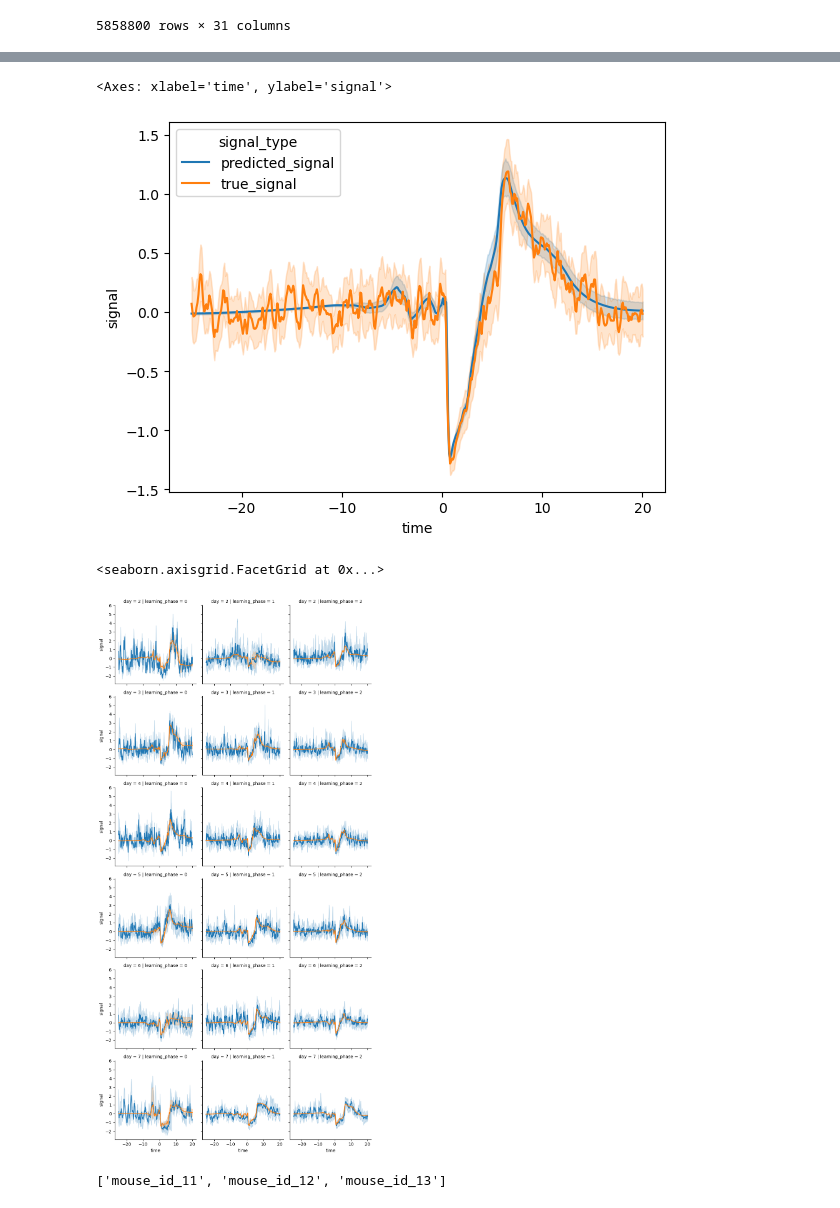
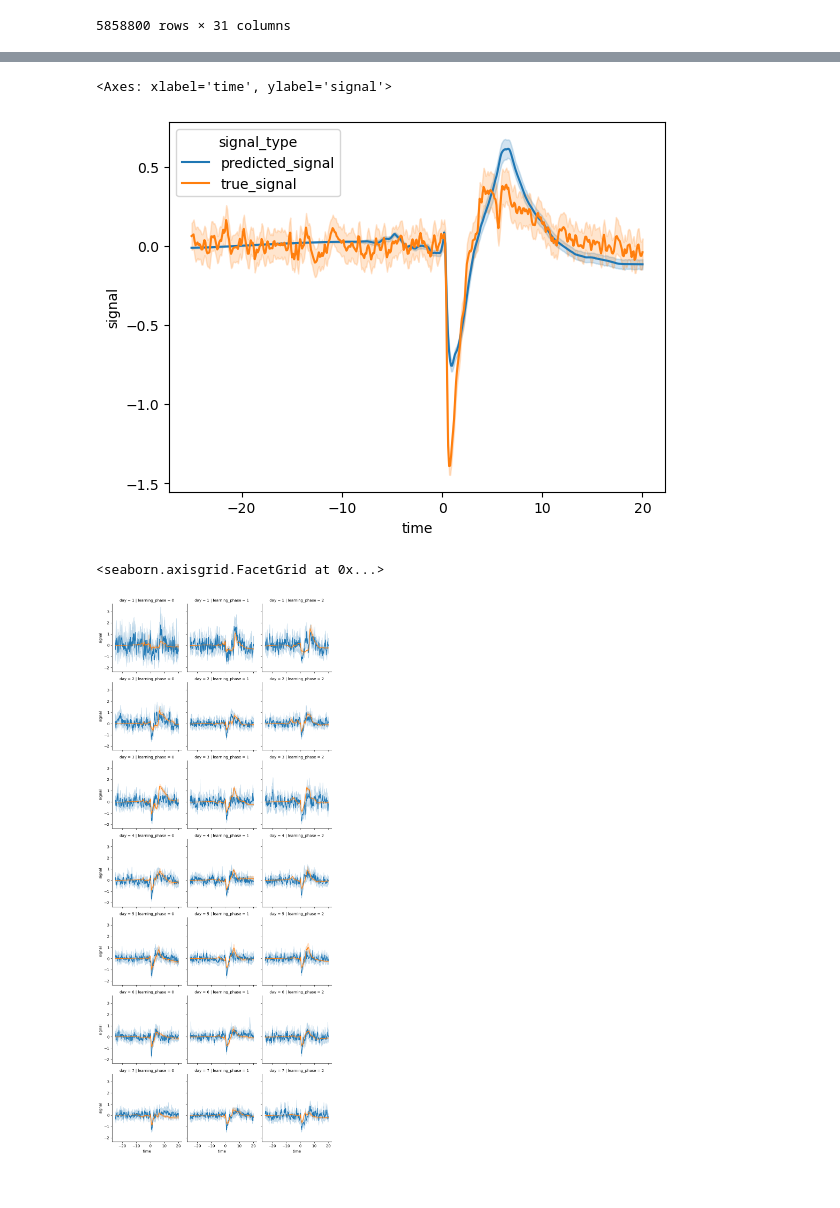
Before and after one commit to Mschaid/ENIGMA, a Jupyter notebook: notebooks/reports/dopamine_full_sequence_stacked_lstm_01.ipynb, the cells around one changed output, grey strips where cells are left out. Saved outputs shown, nothing was run; the diff lists cells and outputs as text; code cells hidden in the pictures.

```diff
--- a/notebooks/reports/dopamine_full_sequence_stacked_lstm_01.ipynb
+++ b/notebooks/reports/dopamine_full_sequence_stacked_lstm_01.ipynb
@@ -103,4 +131,4 @@ Non-trainable params: 0
 _________________________________________________________________
 # %%
-predicted_signal = model.predict(train_processor.test_x)
+predicted_signal = model.predict(X_test)
 # %% [output]
@@ -108,8 +136,7 @@ predicted_signal = model.predict(train_processor.test_x)
 # %%
-test_df = (
-    train_processor.test_x
-    .assign(
-        true_signal=train_processor.test_y,
-        predicted_signal = predicted_signal
-        )
-              )
+full_test_set = (X_test
+                 .assign(
+                     true_signal=y_test,
+                     predicted_signal = predicted_signal
+                     )
+                 )
@@ -130,6 +143,5 @@ train_processor.testing_subjects
 # %%
-query = test_df.query("mouse_id_11 == 1 & event_cue == 1 & action_avoid==1")
-query = query.melt(id_vars = query.drop(columns = ['predicted_signal', 'true_signal']).columns, value_vars= ['predicted_signal', 'true_signal'], value_name = "signal", var_name = 'signal_type')
-query
+full_test_set  = avoid.melt(id_vars = full_test_set.drop(columns = ['predicted_signal', 'true_signal']).columns, value_vars= ['predicted_signal', 'true_signal'], value_name = "signal", var_name = 'signal_type')
+full_test_set
 # %% [output]
 |  | time | sex_M | day | trial | trial_count | learning_phase | event_cue | event_escape | event_avoid | ... |
@@ -147,0 +160,3 @@ query
+# %%
+avoid = full_test_set.query("action_avoid==1 & event_cue==1")
+avoid
@@ -148,19 +177,12 @@ query
 # %%
-sns.lineplot(data = query, x = 'time', y = 'signal', hue = 'signal_type')
+sns.lineplot(data = avoid, x = 'time', y = 'signal', hue = 'signal_type')
 # sns.lineplot(data = query, x = 'time', y = 'predicted_signal')
 # %% [output]
 <Axes: xlabel='time', ylabel='signal'>
-[figure, old version]
+[figure, new version]
 # %%
-facet = sns.FacetGrid(query, row = 'day', col = "learning_phase")
+facet = sns.FacetGrid(avoid, row = 'day', col = "learning_phase")
 facet.map_dataframe(sns.lineplot, x = 'time', y = 'signal', hue = 'signal_type', hue_order = ["true_signal", "predicted_signal"])
 # %% [output]
 <seaborn.axisgrid.FacetGrid at 0x...>
-[figure, old version]
+[figure, new version]
-# %%
-# save data from experiment
-train_processor.training_subjects
-train_processor.validation_subjects
-train_processor.testing_subjects
-# %% [output]
-['mouse_id_11', 'mouse_id_12', 'mouse_id_13']
```
Also changed, not shown: parts of 20 cells of this notebook.
